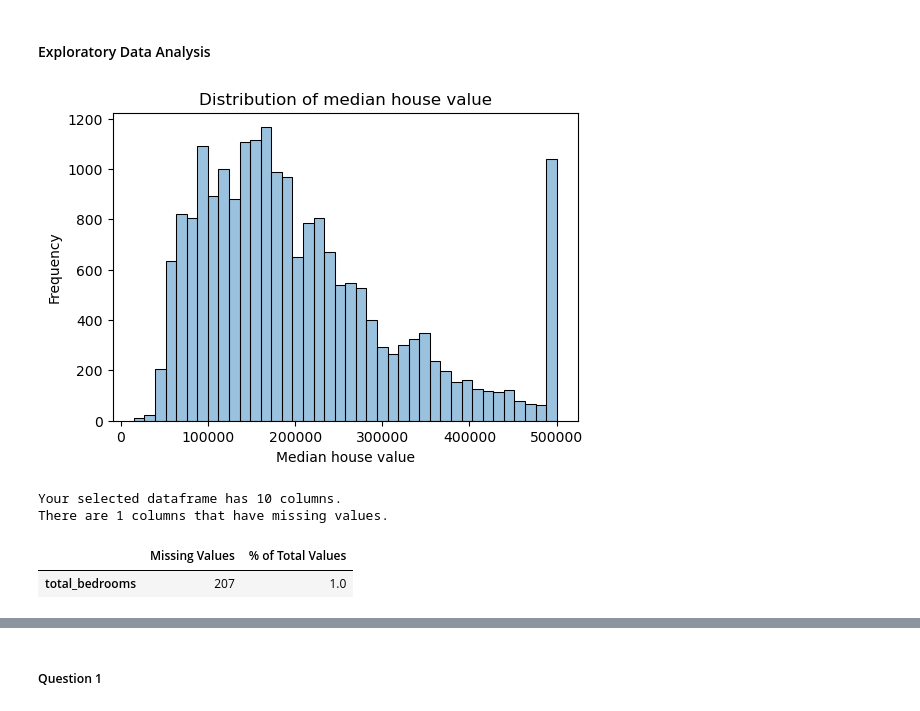
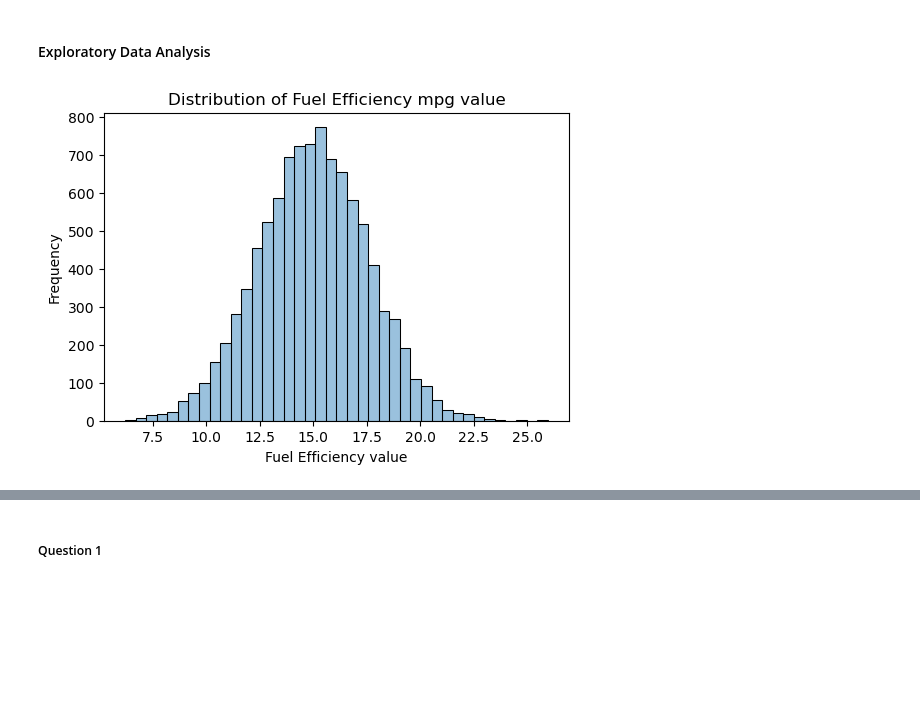
Before and after one commit to chuksoo/ml-zoomcamp-2025, a Jupyter notebook: Homeworks/HW#2.ipynb, the cells around one changed output, grey strips where cells are left out. Drawn from its saved outputs; the diff is of its cells as text; code cells hidden in the pictures; blank space fills up the shorter version.

```diff
--- a/Homeworks/HW#2.ipynb
+++ b/Homeworks/HW#2.ipynb
@@ -9,8 +9,9 @@ import matplotlib.pyplot as plt
 import ssl
 ssl._create_default_https_context = ssl._create_unverified_context
 
-# Get California Housing Prices from Kaggle
-url = "https://raw.githubusercontent.com/alexeygrigorev/datasets/master/housing.csv"
-housing_df = pd.read_csv(url)
-housing_df.head()
+# Get Car Fuel Efficiency data from Kaggle
+url = "https://raw.githubusercontent.com/alexeygrigorev/datasets/master/car_fuel_efficiency.csv"
+
+car_efficiency_df = pd.read_csv(url)
+car_efficiency_df.head()
 # %% [output]
@@ -43,0 +37,4 @@ housing_df.describe()
+# %%
+# preparing the data
+car_df = car_efficiency_df[['engine_displacement', 'horsepower', 'vehicle_weight', 'fuel_efficiency_mpg']]
+car_df.head()
@@ -44,16 +48,16 @@ housing_df.describe()
 # %% [markdown]
 #### Exploratory Data Analysis
 # %%
-# Distribution of median house value
+# Distribution of fuel_efficiency_mpg value
 plt.figure(figsize=(6, 4))
-sns.histplot(housing_df.median_house_value, bins=40, alpha=0.45)
+sns.histplot(car_df.fuel_efficiency_mpg, bins=40, alpha=0.45)
 plt.ylabel('Frequency')
-plt.xlabel('Median house value')
-plt.title('Distribution of median house value')
+plt.xlabel('Fuel Efficiency value')
+plt.title('Distribution of Fuel Efficiency mpg value')
 
 plt.show()
 # %% [output]
-[figure, old version]
+[figure, new version]
 # %%
 # function to calculate the percentage of missing values
 def missing_values_table(df):
@@ -86,12 +90,4 @@ def missing_values_table(df):
 
     # Return the dataframe with missing information
     return mis_val_table_ren_columns
-
-# check for missing values
-missing_values_table(housing_df)
-# %% [output]
-Your selected dataframe has 10 columns.
-There are 1 columns that have missing values.
-|  | Missing Values | % of Total Values |
-| total_bedrooms | 207 | 1.0 |
 # %%
```
Also changed, not shown: parts of 24 cells of this notebook.
